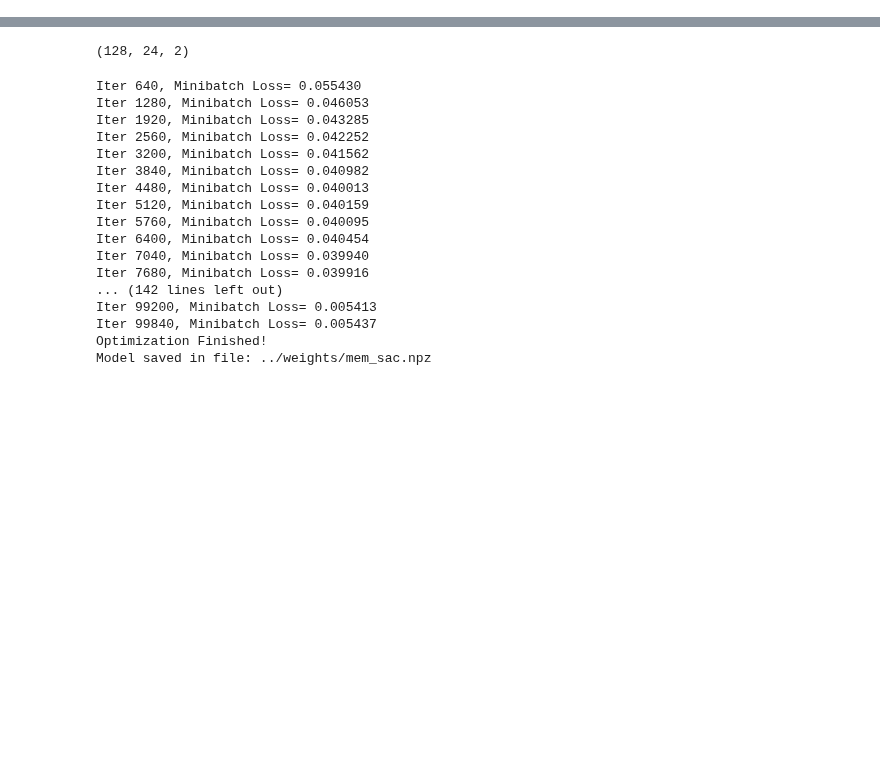
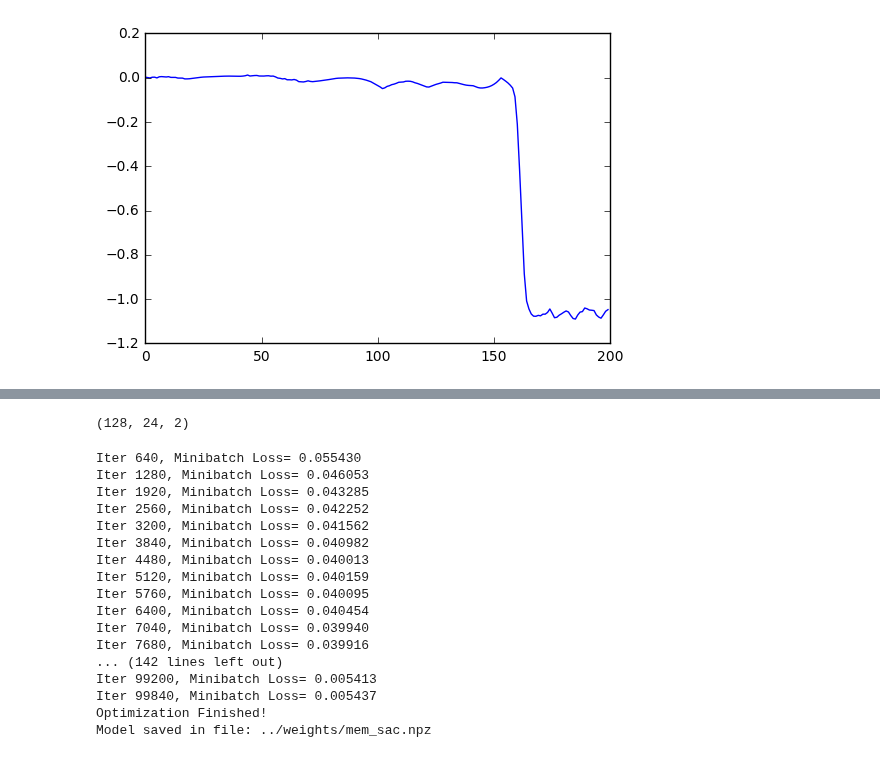
Before and after one commit to davidbrandfonbrener/sisyphus2, a Jupyter notebook: ipython notebooks/RDM analysis.ipynb, the cells around one changed output, grey strips where cells are left out. Drawn from its saved outputs; the diff is of its cells as text; code cells hidden in the pictures; blank space fills up the shorter version.

```diff
--- a/ipython notebooks/RDM analysis.ipynb
+++ b/ipython notebooks/RDM analysis.ipynb
@@ -20,0 +57,5 @@ gen.next()[0].shape
+# %%
+plt.plot(output[:,0,:])
+plt.show()
+# %% [output]
+[figure, added]
```
Also changed, not shown: parts of 7 cells of this notebook, 1 other file.
